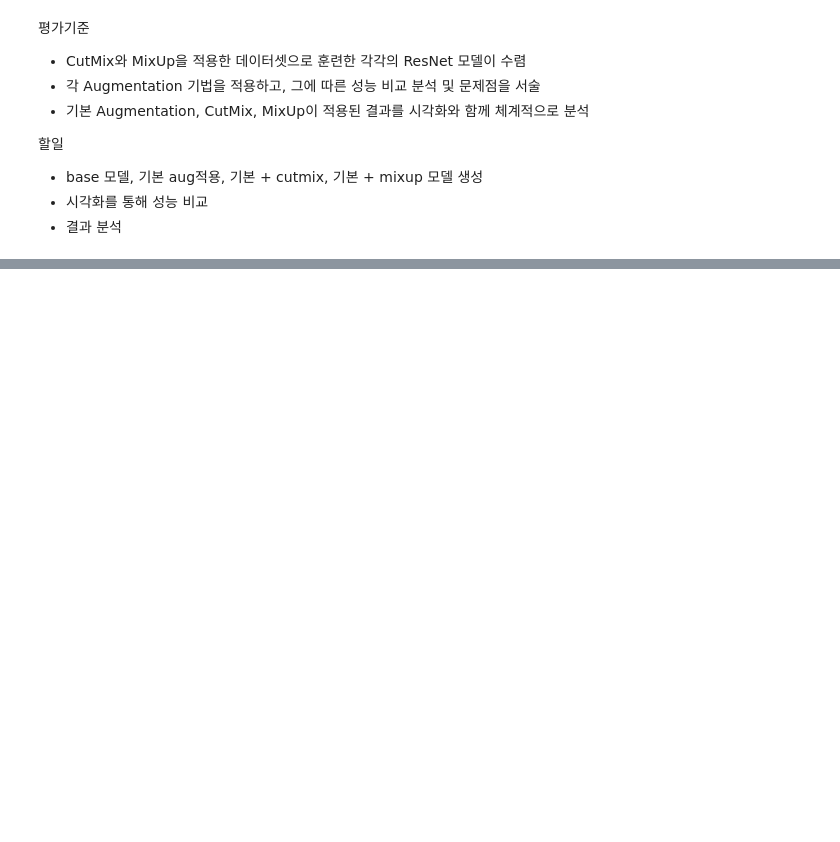
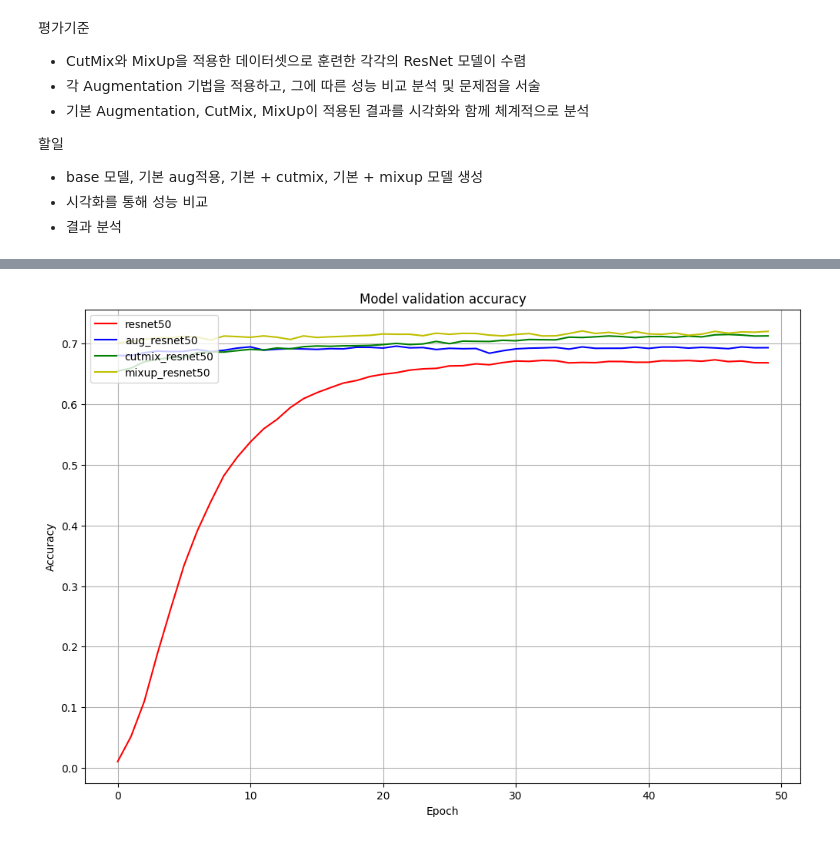
Before and after one commit to L3earl/aiffel, a Jupyter notebook: 0702_GOINGDEEPER_02/project.ipynb, the cells around one changed output, grey strips where cells are left out. Cells and saved outputs as stored; diff of their text form; code cells hidden in the pictures; blank space fills up the shorter version.

```diff
--- a/0702_GOINGDEEPER_02/project.ipynb
+++ b/0702_GOINGDEEPER_02/project.ipynb
@@ -371,0 +612,15 @@ Epoch 20/20
+# %%
+# 모델별 검증 정확도 시각화
+plt.figure(figsize=(12, 8))
+colors = ['r', 'b', 'g', 'y']
+for color, (name, df) in zip(colors, log_dfs.items()):
+    plt.plot(df['epoch'], df['val_accuracy'], color=color, label=name)
+
+plt.title('Model validation accuracy')
+plt.ylabel('Accuracy')
+plt.xlabel('Epoch')
+plt.legend(loc='upper left')
+plt.grid(True)
+plt.show()
+# %% [output]
+[figure, added]
```
Also changed, not shown: parts of 21 cells of this notebook, 8 other files.
